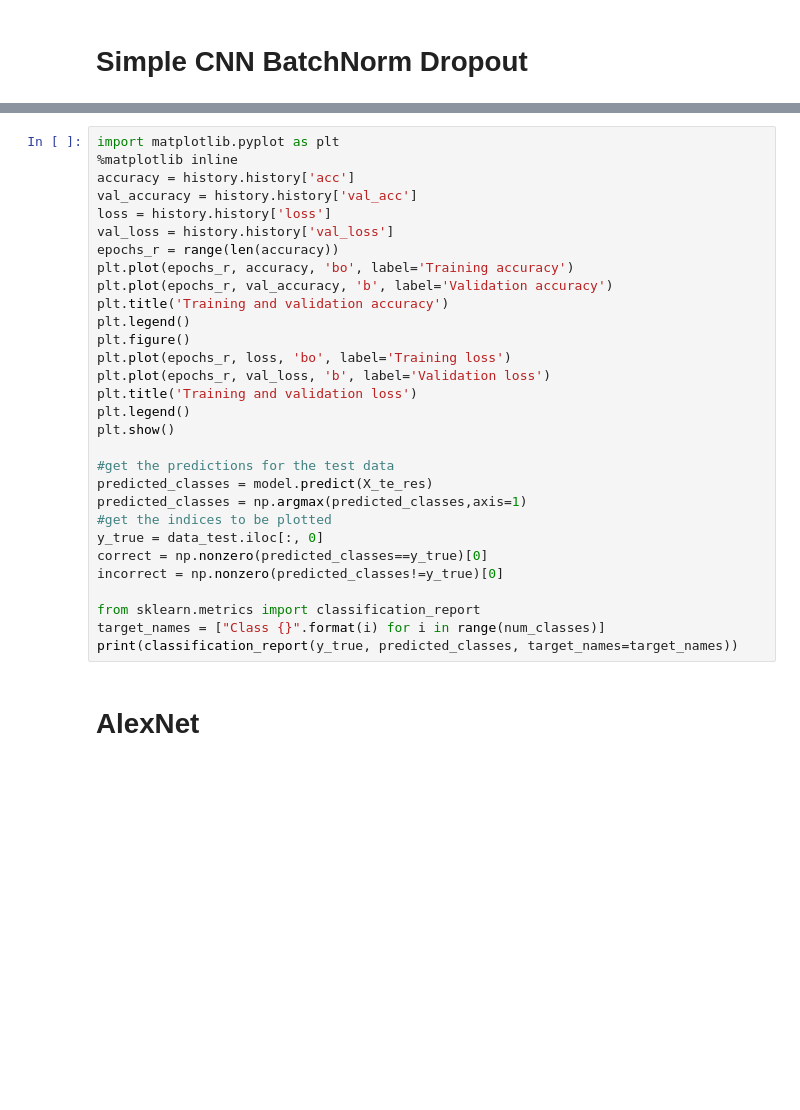
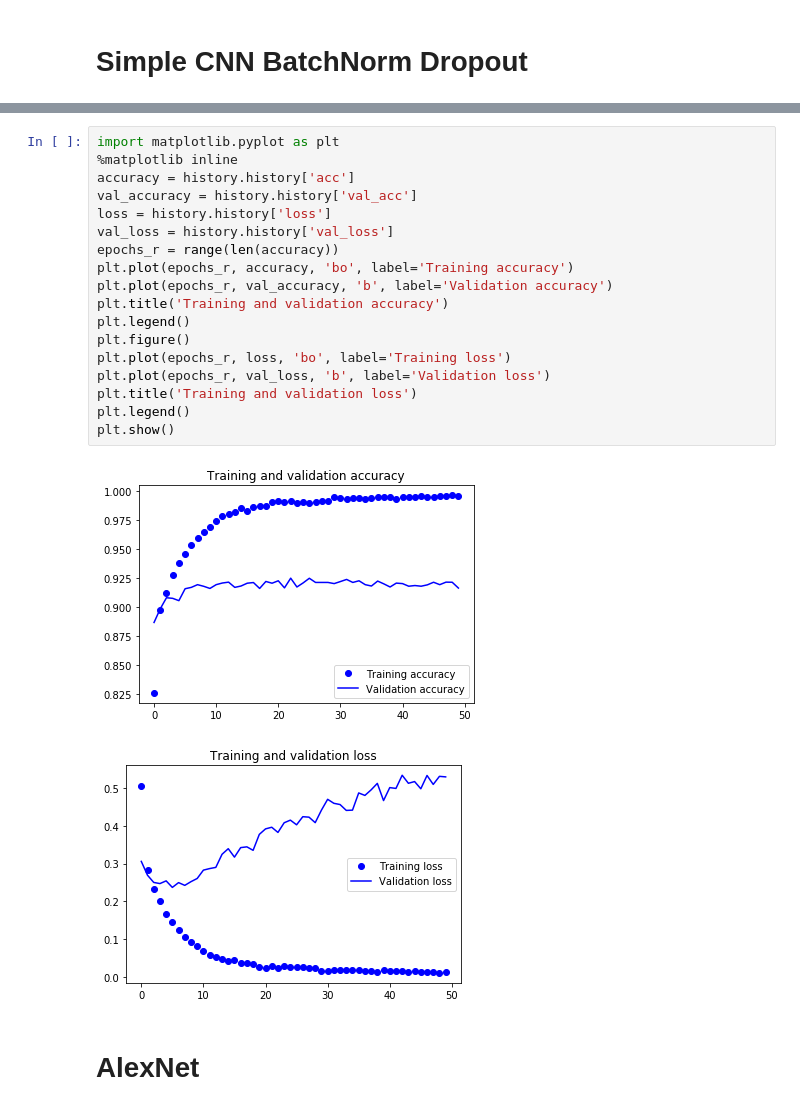
Before and after one commit to furkanese/fashion_mnist, a Jupyter notebook: training.ipynb, the cells around one changed output, grey strips where cells are left out. Drawn from its saved outputs; the diff is of its cells as text; blank space fills up the shorter version.

```diff
--- a/training.ipynb
+++ b/training.ipynb
@@ -427,33 +289,24 @@ Epoch 19/50
 # %%
 import matplotlib.pyplot as plt
 %matplotlib inline
 accuracy = history.history['acc']
 val_accuracy = history.history['val_acc']
 loss = history.history['loss']
 val_loss = history.history['val_loss']
 epochs_r = range(len(accuracy))
 plt.plot(epochs_r, accuracy, 'bo', label='Training accuracy')
 plt.plot(epochs_r, val_accuracy, 'b', label='Validation accuracy')
 plt.title('Training and validation accuracy')
 plt.legend()
 plt.figure()
 plt.plot(epochs_r, loss, 'bo', label='Training loss')
 plt.plot(epochs_r, val_loss, 'b', label='Validation loss')
 plt.title('Training and validation loss')
 plt.legend()
 plt.show()
-
-#get the predictions for the test data
-predicted_classes = model.predict(X_te_res)
-predicted_classes = np.argmax(predicted_classes,axis=1)
-#get the indices to be plotted
-y_true = data_test.iloc[:, 0]
-correct = np.nonzero(predicted_classes==y_true)[0]
-incorrect = np.nonzero(predicted_classes!=y_true)[0]
-
-from sklearn.metrics import classification_report
-target_names = ["Class {}".format(i) for i in range(num_classes)]
-print(classification_report(y_true, predicted_classes, target_names=target_names))
+# %% [output]
+[figure, added]
+[figure, added]
 # %% [markdown]
 # AlexNet
 # %%
```
Also changed, not shown: parts of 34 cells of this notebook, 2 other files.
